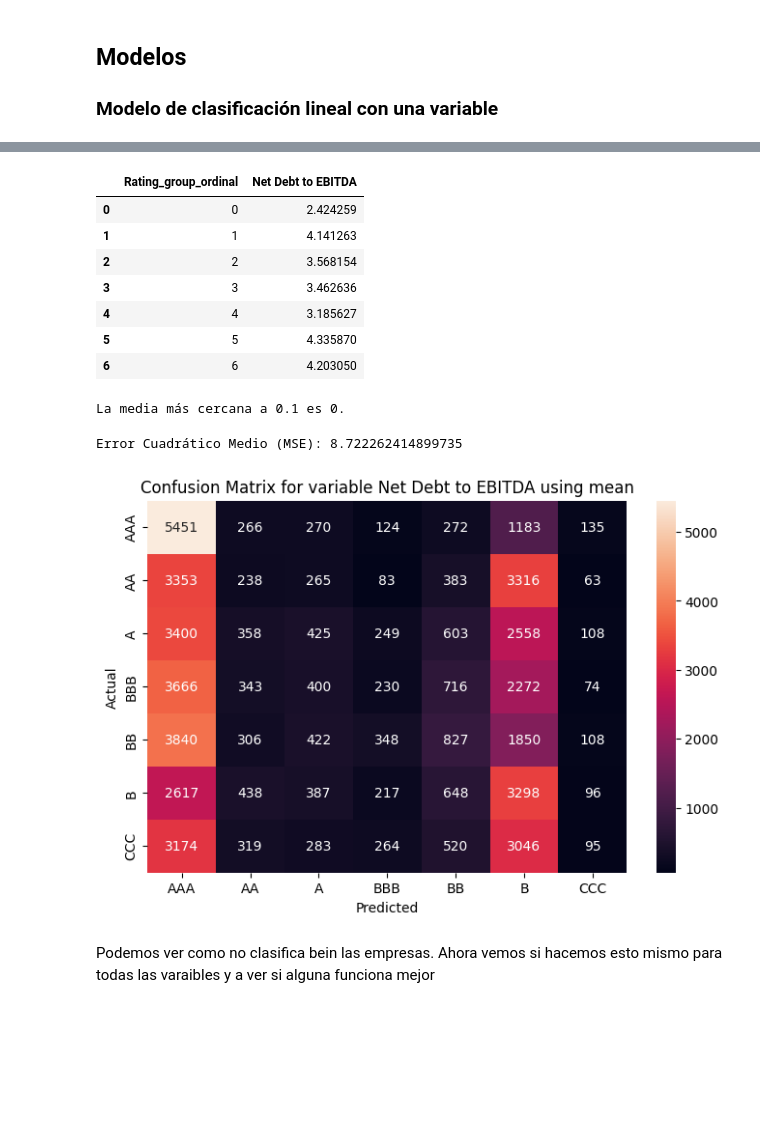
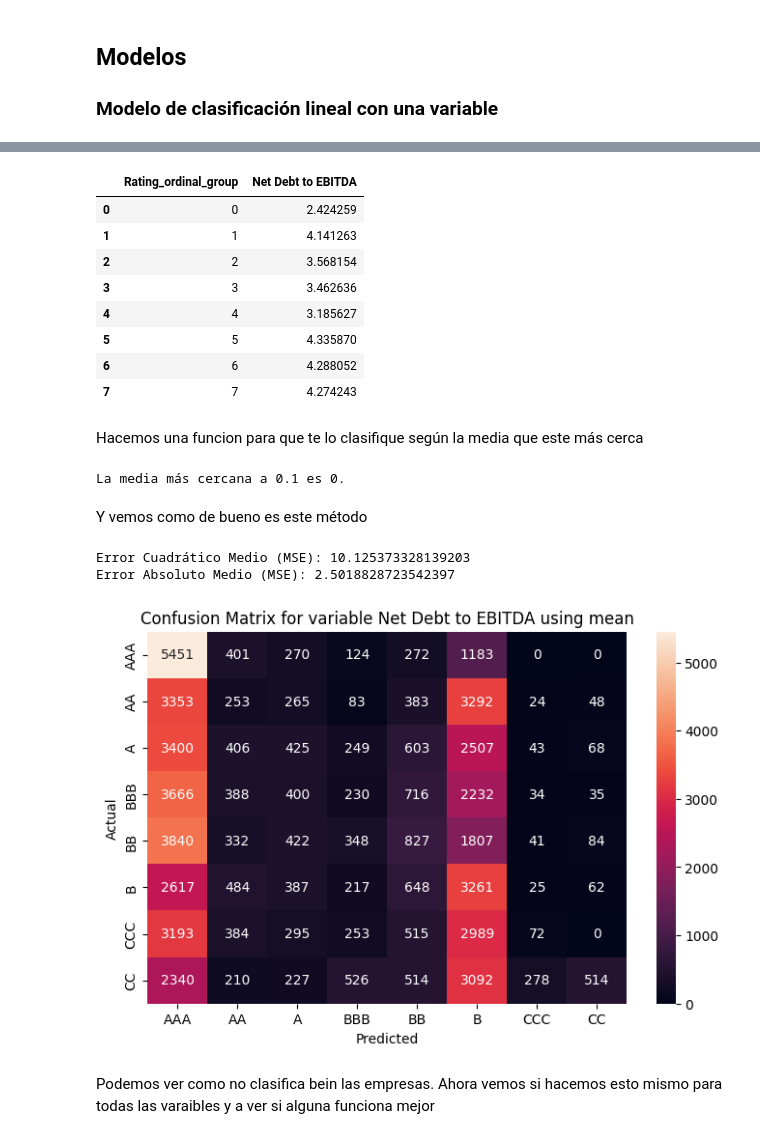
Before and after one commit to RubenPhy/rating_analisis, a Jupyter notebook: 4_modelo.ipynb, the cells around one changed output, grey strips where cells are left out. Cells and saved outputs as stored; diff of their text form; code cells hidden in the pictures; blank space fills up the shorter version.

```diff
--- a/4_modelo.ipynb
+++ b/4_modelo.ipynb
@@ -42,0 +55,4 @@ df_model
+# %%
+df_model = df[df['Rating_ordinal_group'] != dict_ratings_group['D']] # quitamos el caso de default
+del df
+df_model.head()
@@ -73,16 +92,19 @@ See the caveats in the documentation: https://pandas.pydata.org/pandas-docs/stab
 # %%
-# make the average of 'Debt to Assets' by Rating_group_ordinal
-table_mean = df_model.groupby('Rating_group_ordinal')[var].mean().reset_index()
+# make the average of 'Debt to Assets' by Rating_ordinal_group
+table_mean = df_model.groupby('Rating_ordinal_group')[var].mean().reset_index()
 table_mean
 # %% [output]
-|  | Rating_group_ordinal | Net Debt to EBITDA |
+|  | Rating_ordinal_group | Net Debt to EBITDA |
 | 0 | 0 | 2.424259 |
 | 1 | 1 | 4.141263 |
 | 2 | 2 | 3.568154 |
 | 3 | 3 | 3.462636 |
 | 4 | 4 | 3.185627 |
 | 5 | 5 | 4.335870 |
-| 6 | 6 | 4.203050 |
+| 6 | 6 | 4.288052 |
+| 7 | 7 | 4.274243 |
+# %% [markdown]
+Hacemos una funcion para que te lo clasifique según la media que este más cerca
 # %%
 def clasificar_valor(valor, lista_medias):
     # Calcula la diferencia absoluta entre el valor y cada media de la lista
@@ -100,30 +122,42 @@ media_mas_cercana = clasificar_valor(nuevo_valor, lista_medias)
 print(f"La media más cercana a {nuevo_valor} es {media_mas_cercana}.")
 # %% [output]
 La media más cercana a 0.1 es 0.
+# %% [markdown]
+Y vemos como de bueno es este método
 # %%
 y_pred = [clasificar_valor(valor, lista_medias) for valor in df_model[var]]
-y_true = df_model['Rating_group_ordinal']
+y_true = df_model['Rating_ordinal_group']
 # %%
+from sklearn.metrics import mean_absolute_error
+
 mse = mean_squared_error(y_true, y_pred)
 print(f"Error Cuadrático Medio (MSE): {mse}")
+
+mae = mean_absolute_error(y_true, y_pred)
+print(f"Error Absoluto Medio (MSE): {mae}")
 # %% [output]
-Error Cuadrático Medio (MSE): 8.722262414899735
+Error Cuadrático Medio (MSE): 10.125373328139203
+Error Absoluto Medio (MSE): 2.5018828723542397
+# %%
+# delete de elemets CC nad D from the list rating_order_group
+rating_order_group_ = rating_order_group.copy()
+rating_order_group_.remove('D')
 # %%
 # plot the confusion matrix
-All_rating_order_group = ['AAA','AA','A','BBB','BB','B','CCC']
 
 cm = confusion_matrix(y_true, y_pred)
 plt.figure(figsize=(8, 5))
 sns.heatmap(cm, annot=True, fmt="d")
 # usa All_rating_order_group como ticks en el eje x e y
-plt.xticks(ticks=np.arange(7)+0.5, labels=All_rating_order_group)
-plt.yticks(ticks=np.arange(7)+0.5, labels=All_rating_order_group)
+ticks = np.arange(len(rating_order_group_))+0.5
+plt.xticks(ticks=ticks, labels=rating_order_group_)
+plt.yticks(ticks=ticks, labels=rating_order_group_)
 plt.title('Confusion Matrix for variable '+var+' using mean')
 plt.xlabel('Predicted')
 plt.ylabel('Actual')
 plt.show()
 # %% [output]
-[figure, old version]
+[figure, new version]
 # %% [markdown]
 Podemos ver como no clasifica bein las empresas. Ahora vemos si hacemos esto mismo para todas las varaibles y a ver si alguna funciona mejor
 # %% [markdown]
```
Also changed, not shown: parts of 48 cells of this notebook, 5 other files.
